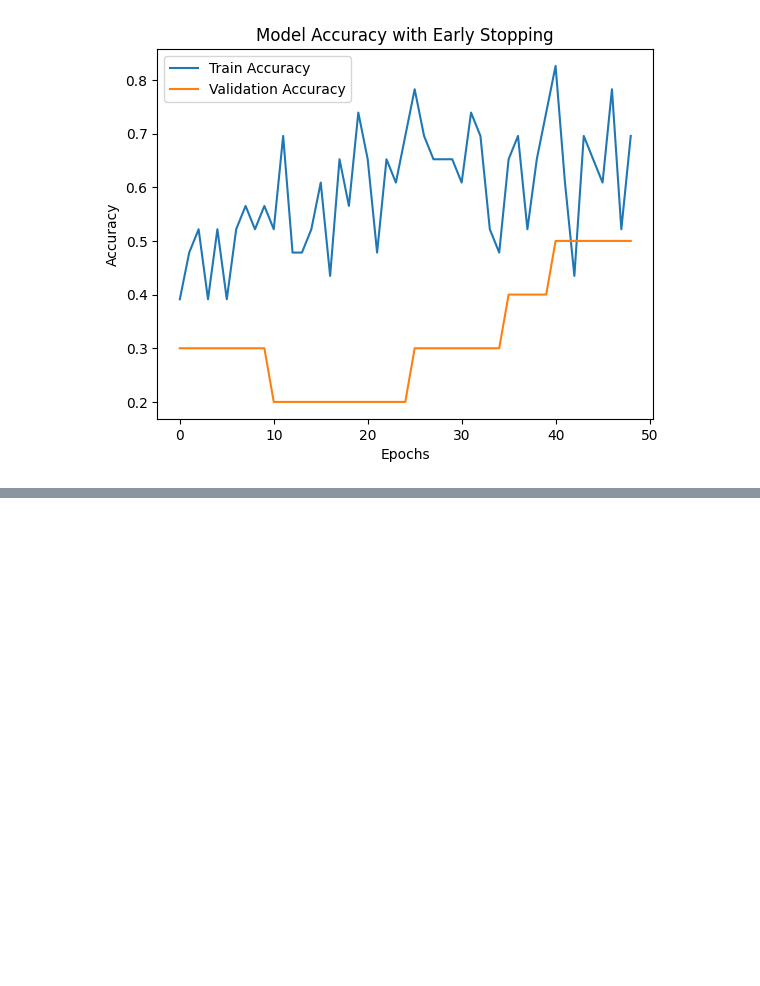
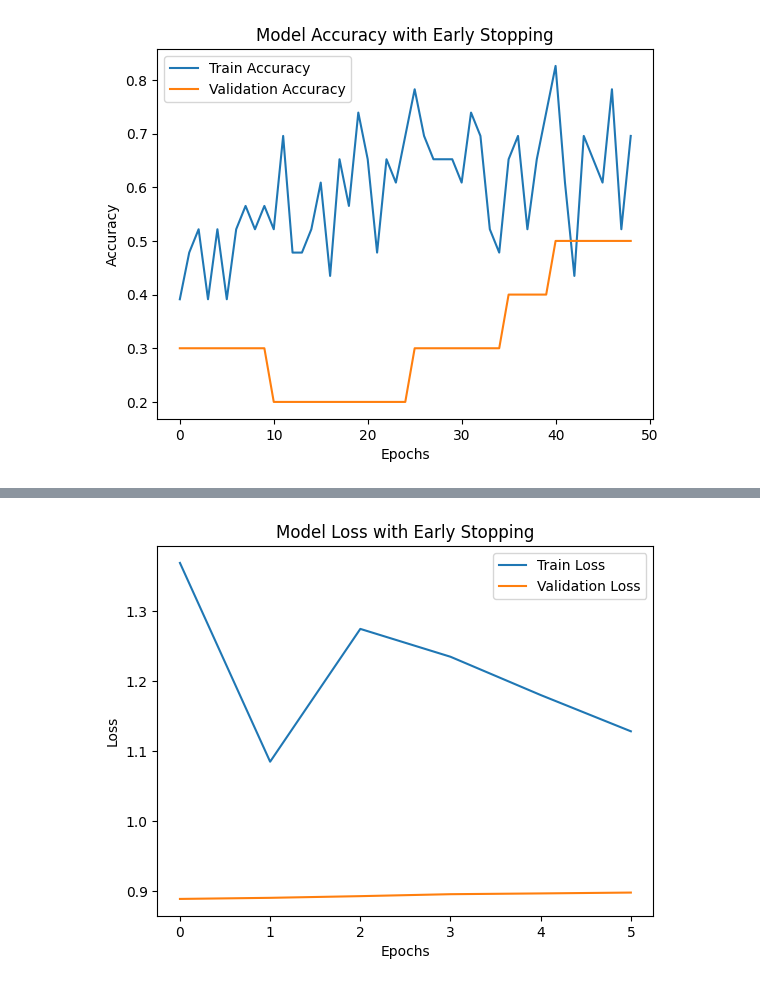
Before and after one commit to rbidini/DeepLearnProject, a Jupyter notebook: Project Submission.ipynb, the cells around one changed output, grey strips where cells are left out. Drawn from its saved outputs; the diff is of its cells as text; code cells hidden in the pictures; blank space fills up the shorter version.

```diff
--- a/Project Submission.ipynb
+++ b/Project Submission.ipynb
@@ -1397,3 +1451,87 @@ plt.show()
 # %% [output]
 [figure]
 [figure]
+# %%
+# prompt: predict if the s&p500 goes up or down
+
+import numpy as np
+from sklearn.preprocessing import StandardScaler
+from tensorflow.keras.models import Sequential
+from tensorflow.keras.layers import Dense, Dropout, BatchNormalization
+from tensorflow.keras.regularizers import l2
+from tensorflow.keras.callbacks import EarlyStopping, ReduceLROnPlateau
+from sklearn.utils.class_weight import compute_class_weight
+import matplotlib.pyplot as plt
+
+# Assuming X_train, X_test, y_train, y_test, and combined_data are defined from previous code
+
+# Preprocess data (if not already done)
+scaler = StandardScaler()
+X_train = scaler.fit_transform(X_train)
+X_test = scaler.transform(X_test)
+y_train = np.array(y_train)
+y_test = np.array(y_test)
+
+# Compute class weights (if not already done)
+class_weights = compute_class_weight('balanced', classes=np.unique(y_train), y=y_train)
+class_weights = dict(enumerate(class_weights))
+
+# Build model (with improvements)
+model = Sequential([
+    Dense(64, activation='relu', input_dim=X_train.shape[1], kernel_regularizer=l2(0.01)),
+    BatchNormalization(),
+    Dropout(0.3),
+    Dense(1, activation='sigmoid')
+])
+
+model.compile(optimizer='adam', loss='binary_crossentropy', metrics=['accuracy'])
+
+# Callbacks (if not already defined)
+early_stopping = EarlyStopping(monitor='val_loss', patience=5, restore_best_weights=True)
+reduce_lr = ReduceLROnPlateau(monitor='val_loss', factor=0.5, patience=3, min_lr=0.00001)
+
+# Train model
+history = model.fit(
+    X_train, y_train,
+    epochs=100,
+    batch_size=64,
+    validation_split=0.2,
+    class_weight=class_weights,
+    callbacks=[early_stopping, reduce_lr],
+    verbose=1
+)
+
+# Evaluate model
+loss, accuracy = model.evaluate(X_test, y_test, verbose=0)
+print(f"Test Accuracy: {accuracy:.2f}")
+
+# Make predictions on the last data point in the test set
+last_data_point = X_test[-1].reshape(1, -1) # Reshape for single prediction
+prediction = model.predict(last_data_point)
+print("Prediction:", prediction)
+
+# Interpret prediction (assuming a threshold of 0.5)
+if prediction[0][0] > 0.5:
+    print("Prediction: S&P 500 will go up")
+else:
+    print("Prediction: S&P 500 will go down")
+
+#Plot the graphs
+# Plot training and validation loss
+plt.plot(history.history['loss'], label='Train Loss')
+plt.plot(history.history['val_loss'], label='Validation Loss')
+plt.title('Model Loss with Early Stopping')
+plt.xlabel('Epochs')
+plt.ylabel('Loss')
+plt.legend()
+plt.show()
+
+# Plot training and validation accuracy
+plt.plot(history.history['accuracy'], label='Train Accuracy')
+plt.plot(history.history['val_accuracy'], label='Validation Accuracy')
+plt.title('Model Accuracy with Early Stopping')
+plt.xlabel('Epochs')
+plt.ylabel('Accuracy')
+plt.legend()
+plt.show()
+# %% [output]
@@ -1399,0 +1554 @@ plt.show()
+[figure, added]
```
Also changed, not shown: parts of 10 cells of this notebook.
